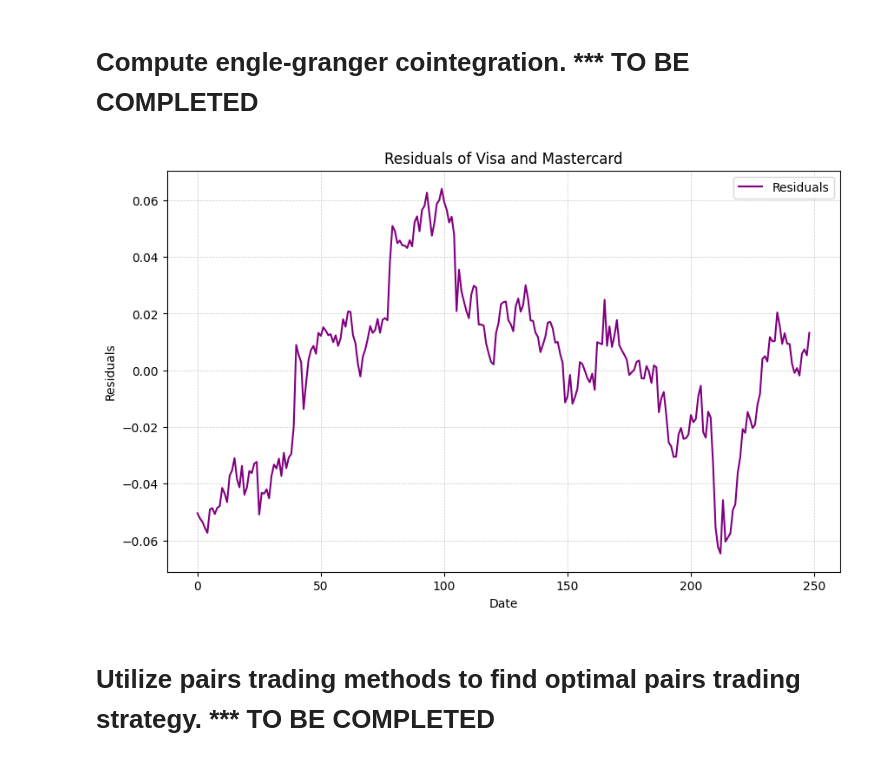
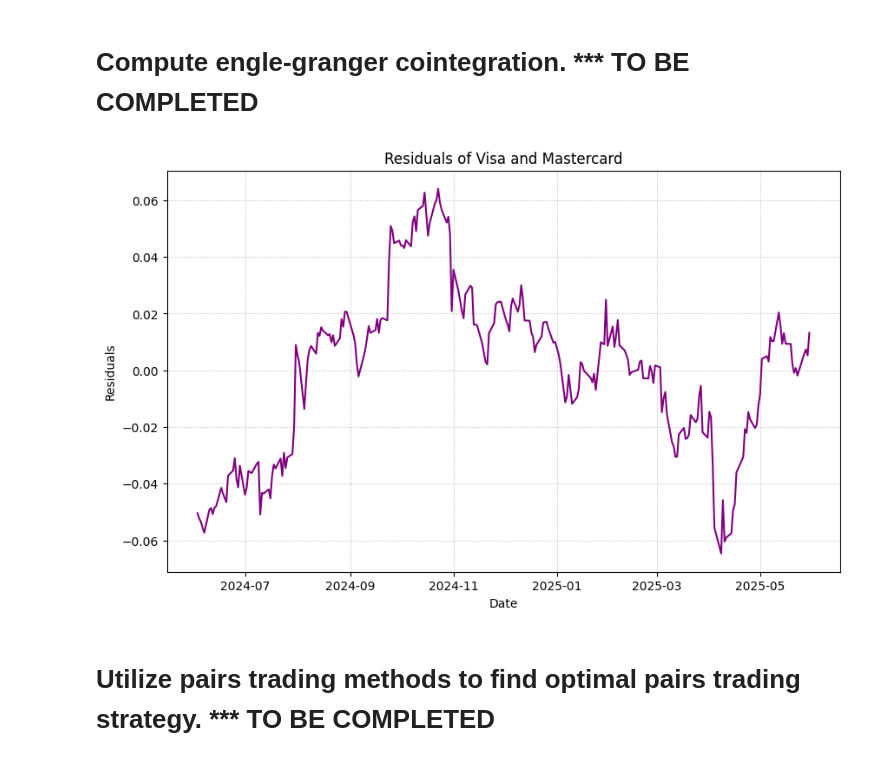
Before and after one commit to jay-gleeson/fintech-pairs-csuf, a Jupyter notebook: archive/pairs_trading.ipynb, the cells around one changed output. Drawn from its saved outputs; the diff is of its cells as text; code cells hidden in the pictures.

Commit message:
fix: plot residuals
Note: future warnings can be fixed using
import warnings
warnings.simplefilter(action='ignore', category=FutureWarning)

```diff
--- a/archive/pairs_trading.ipynb
+++ b/archive/pairs_trading.ipynb
@@ -199,6 +199,7 @@ def get_matrix(df, stocks, corr, filename_prefix, title):
 #
 # Function to find pearson correlation coefficient between each stock.
 def pearson_corr(x, y):
+    L = length(x)
     meanx = mean(x)
     meany = mean(y)
     covariancexy = 0
@@ -206,7 +207,7 @@ def pearson_corr(x, y):
     variancey = 0
 
     # Formula for pearson correlation coefficient is covariance divided by the product of the standard deviations.
-    for n in range(length(x)):
+    for n in range(L):
         covariancexy += (x[n] - meanx) * (y[n] - meany)
         variancex += (x[n] - meanx) ** 2
         variancey += (y[n] - meany) ** 2
@@ -225,7 +226,7 @@ def spearman_corr(x, y):
     # Function to rank data, using average ranks for ties.
     def rank(data):
         L = length(data)
-        data = [[data[i], i] for i in range(L)]
+        data = [[data[n], n] for n in range(L)]
         data = sort(data)
 
         rank = [0] * L
@@ -362,10 +371,8 @@ def normalize(data, pair):
     stocka, stockb = pair
     a = data[stocka].tolist()
     b = data[stockb].tolist()
-    meana = mean(a)
-    meanb = mean(b)
-    norma = [np.log(x / meana) for x in a]
-    normb = [np.log(x / meanb) for x in b]
+    norma = [np.log(n) for n in a]
+    normb = [np.log(n) for n in b]
     return norma, normb
 
 # Normalize the pair of stocks.
@@ -396,24 +403,27 @@ def ols(a, b):
 residuals, residuals_lag, residuals_diff = ols(norma, normb)
 # %%
 # Function to plot residuals.
-def plot_residuals(residuals, pair):
+def plot_residuals(residuals, pair, data):
 
     # Plot residuals to visualize the relationship between the two stocks.
+    stocka, stockb = pair
     namea, nameb = get_stock_names(pair)
     plt.figure(figsize=(10, 6))
-    plt.plot(residuals, label='Residuals', color='purple')
+
+    # Enter residuals into dataframe, to display dates on plot.
+    df_residuals = pd.Series(residuals, index=data.index)
+    plt.plot(df_residuals, label='Residuals', color='purple')
     plt.title(f'Residuals of {namea} and {nameb}')
     plt.xlabel('Date')
     plt.ylabel('Residuals')
-    plt.legend()
     plt.grid(True, which='both', linestyle='--', linewidth=0.5, alpha=0.7)
     plt.show()
     plt.close()
 
 # Plot the residuals of the normalized pair of stocks.
-plot_residuals(residuals, pair)
+plot_residuals(residuals, pair, df)
 # %% [output]
-[figure, old version]
+[figure, new version]
 # %%
 # Test residuals for stationarity.
 # %% [markdown]
```
Also changed, not shown: parts of 4 cells of this notebook, 1 other file.
